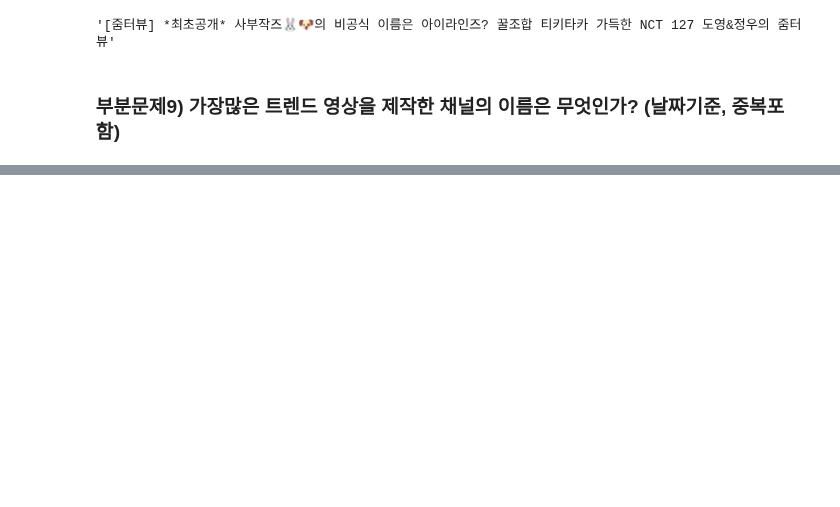
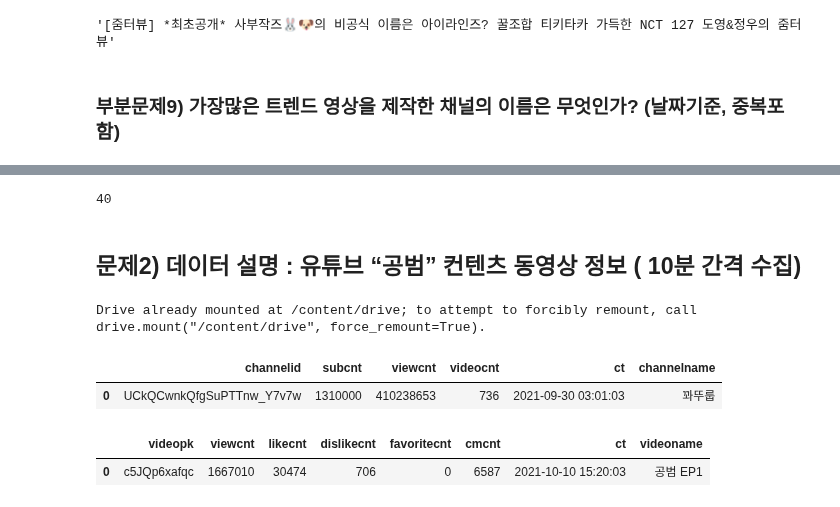
Before and after one commit to va4756/yemoon_bigdata_test, a Jupyter notebook: datamanim_실기기출변형.ipynb, the cells around one changed output, grey strips where cells are left out. Saved outputs shown, nothing was run; the diff lists cells and outputs as text; code cells hidden in the pictures; blank space fills up the shorter version.

Commit message:
Colab을 통해 생성됨

```diff
--- a/datamanim_실기기출변형.ipynb
+++ b/datamanim_실기기출변형.ipynb
@@ -567,0 +584,25 @@ df.head(1)
+# %%
+# view_count , trending_date2
+views = df[['title', 'channelId']].value_counts()
+result = views[views >= 20].shape[0]
+result
+# %% [output]
+40
+# %% [markdown]
+## 문제2) 데이터 설명 : 유튜브 “공범” 컨텐츠 동영상 정보 ( 10분 간격 수집)
+# %%
+from google.colab import drive
+drive.mount('/content/drive')
+# %% [output]
+Drive already mounted at /content/drive; to attempt to forcibly remount, call drive.mount("/content/drive", force_remount=True).
+# %%
+import pandas as pd
+channel =pd.read_csv('https://raw.githubusercontent.com/Datamanim/datarepo/main/youtube/channelInfo.csv')
+video =pd.read_csv('https://raw.githubusercontent.com/Datamanim/datarepo/main/youtube/videoInfo.csv')
+display(channel.head(1))
+display(video.head(1))
+# %% [output]
+|  | channelid | subcnt | viewcnt | videocnt | ct | channelname |
+| 0 | UCkQCwnkQfgSuPTTnw_Y7v7w | 1310000 | 410238653 | 736 | 2021-09-30 03:01:03 | 꽈뚜룹 |
+|  | videopk | viewcnt | likecnt | dislikecnt | favoritecnt | cmcnt | ct | videoname |
+| 0 | c5JQp6xafqc | 1667010 | 30474 | 706 | 0 | 6587 | 2021-10-10 15:20:03 | 공범 EP1 |
```
Also changed, not shown: parts of 15 cells of this notebook.
